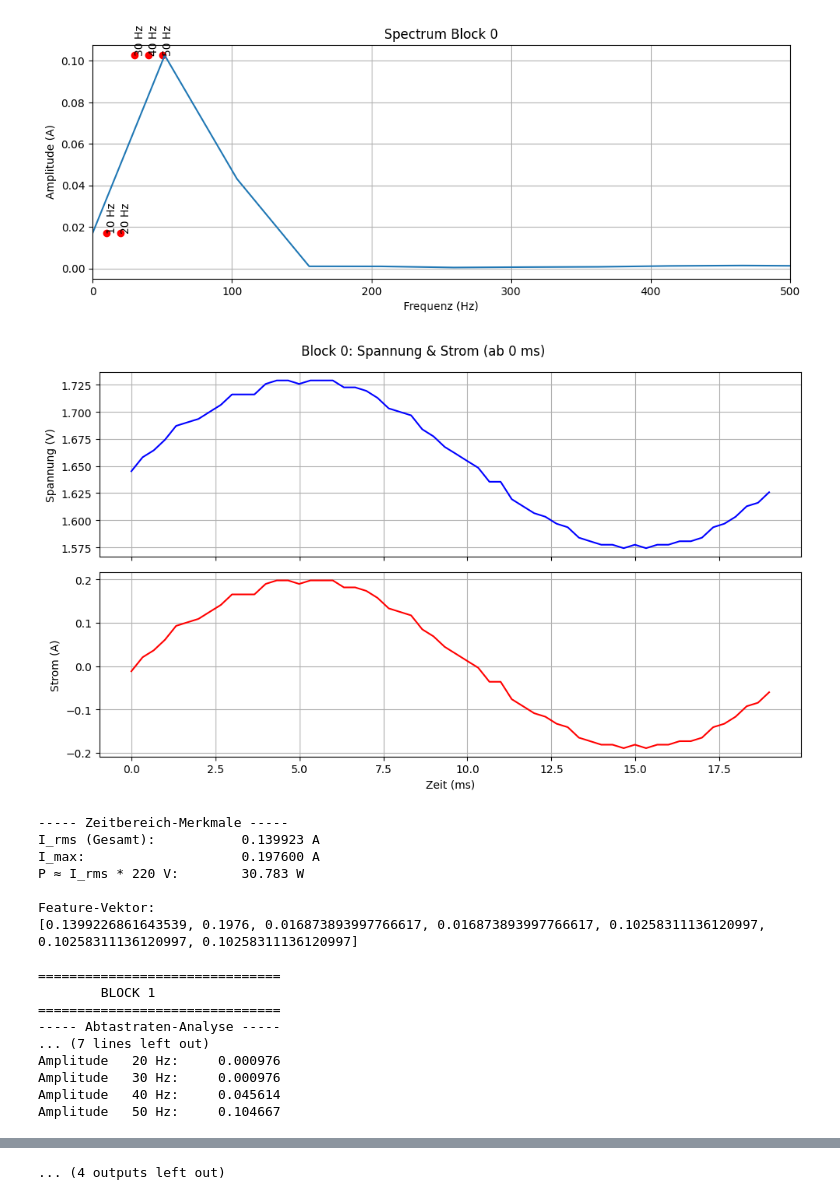
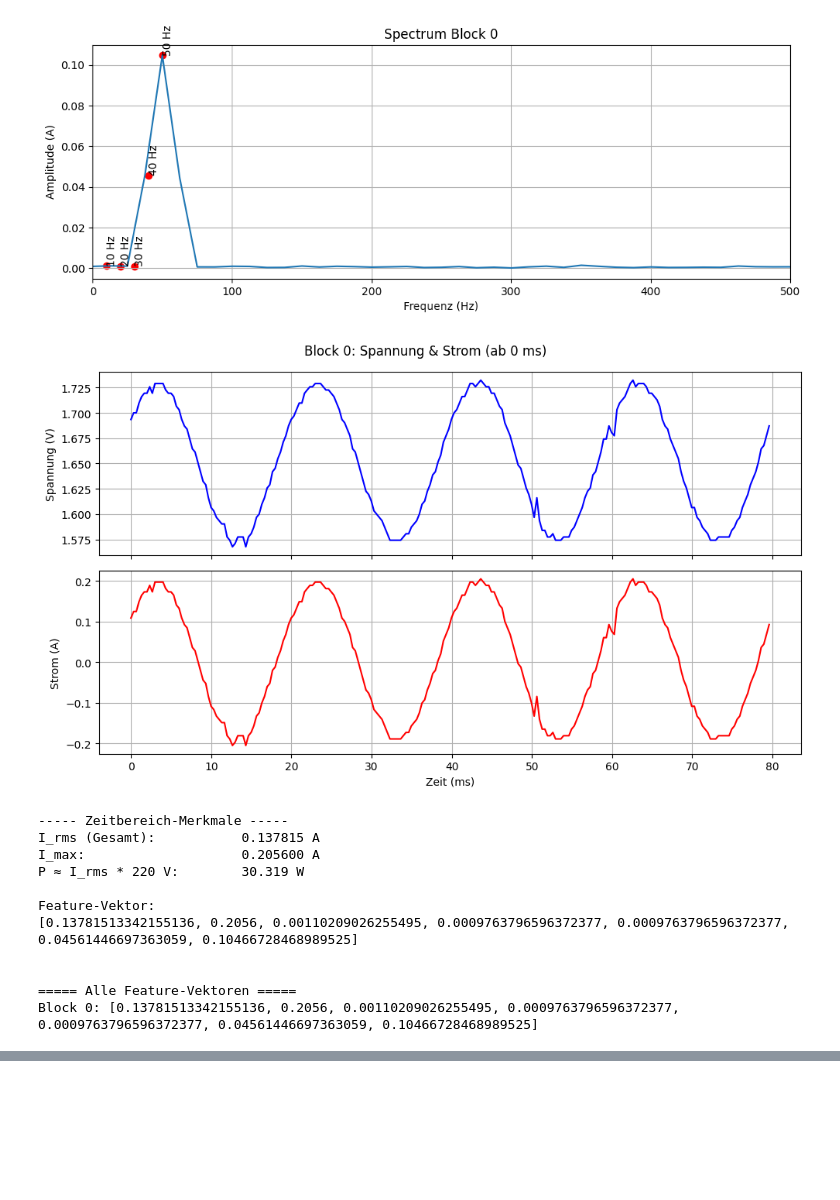
Before and after one commit to Taleb93/SensorSysteme, a Jupyter notebook: abtast.ipynb, the cells around one changed output, grey strips where cells are left out. Cells and saved outputs as stored; diff of their text form; code cells hidden in the pictures; blank space fills up the shorter version.

Commit message:
Added new Data

```diff
--- a/abtast.ipynb
+++ b/abtast.ipynb
@@ -4,7 +4,7 @@ import numpy as np
 import matplotlib.pyplot as plt
 
 # === 1️⃣ Datei einlesen ===
-filename = "dataVint_stuf3.txt"
+filename = "ventelator.txt"
 
 df = pd.read_csv(
     filename,
@@ -57,7 +57,7 @@ for blk, d in df.groupby("block"):
     # Fenster
     N = len(I_ac)
     window = np.hamming(N)
-    I_win = I_ac * window
+    I_win = I_ac *window
 
     # === FFT ===
     freqs = np.fft.rfftfreq(N, d=mean_dt_s)
@@ -152,19 +152,13 @@ Amplitude   50 Hz:     0.102583
-[figure, old version]
+[figure, new version]
-[figure, old version]
+[figure, new version]
 ----- Zeitbereich-Merkmale -----
-I_rms (Gesamt):           0.139923 A
-I_max:                    0.197600 A
-P ≈ I_rms * 220 V:        30.783 W
+I_rms (Gesamt):           0.137815 A
+I_max:                    0.205600 A
+P ≈ I_rms * 220 V:        30.319 W
 
 Feature-Vektor:
-[0.1399226861643539, 0.1976, 0.016873893997766617, 0.016873893997766617, 0.10258311136120997, 0.10258311136120997, 0.10258311136120997]
+[0.13781513342155136, 0.2056, 0.00110209026255495, 0.0009763796596372377, 0.0009763796596372377, 0.04561446697363059, 0.10466728468989525]
 
-===============================
-        BLOCK 1
-===============================
------ Abtastraten-Analyse -----
-... (7 lines left out)
-Amplitude   20 Hz:     0.000976
-Amplitude   30 Hz:     0.000976
-Amplitude   40 Hz:     0.045614
-Amplitude   50 Hz:     0.104667
+
+===== Alle Feature-Vektoren =====
+Block 0: [0.13781513342155136, 0.2056, 0.00110209026255495, 0.0009763796596372377, 0.0009763796596372377, 0.04561446697363059, 0.10466728468989525]
@@ -211,4 +165,3 @@ Amplitude   50 Hz:     0.102821
-... (4 outputs left out)
 # %%
 import pandas as pd
 import numpy as np
```
Also changed, not shown: parts of 4 cells of this notebook, 9 other files.
